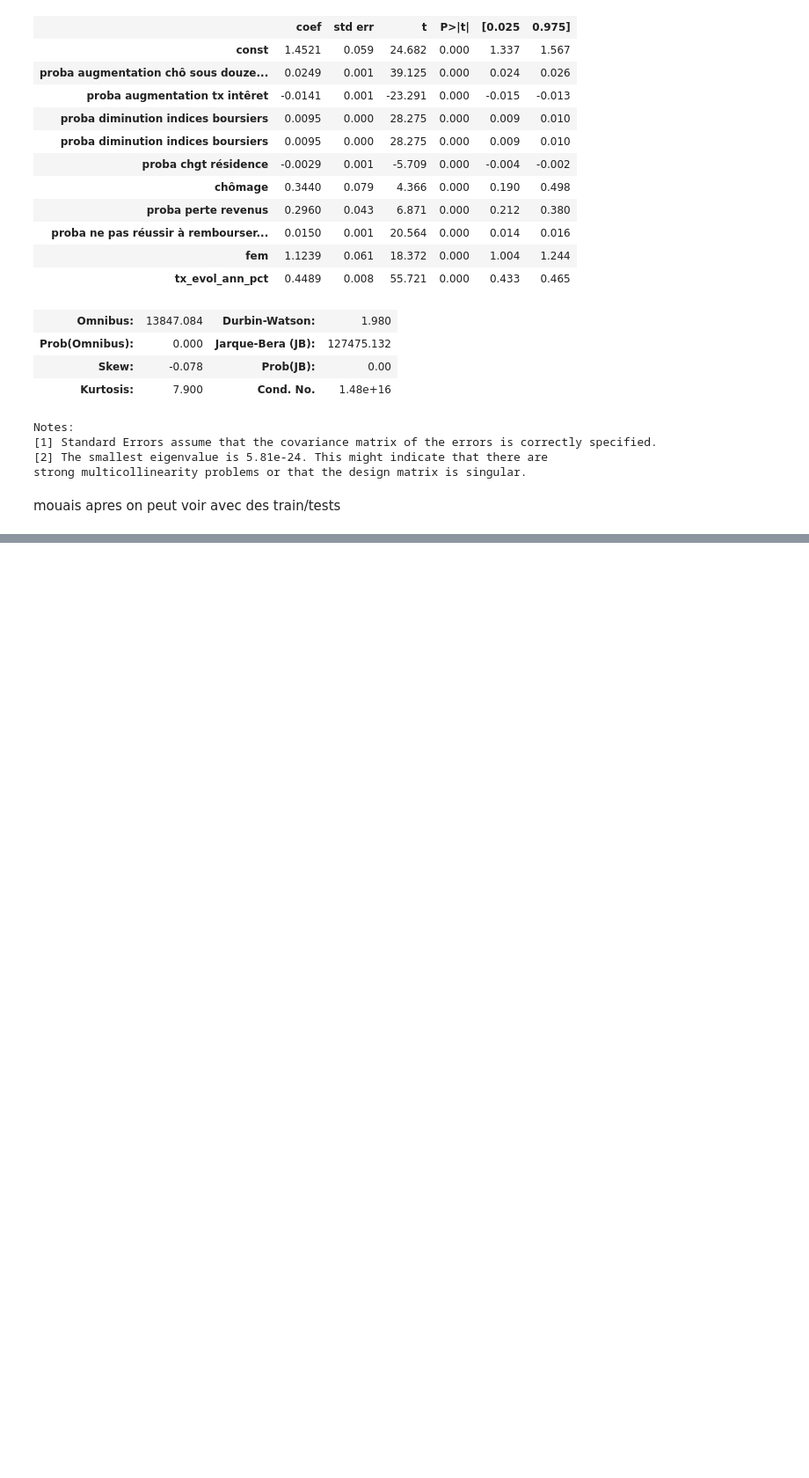
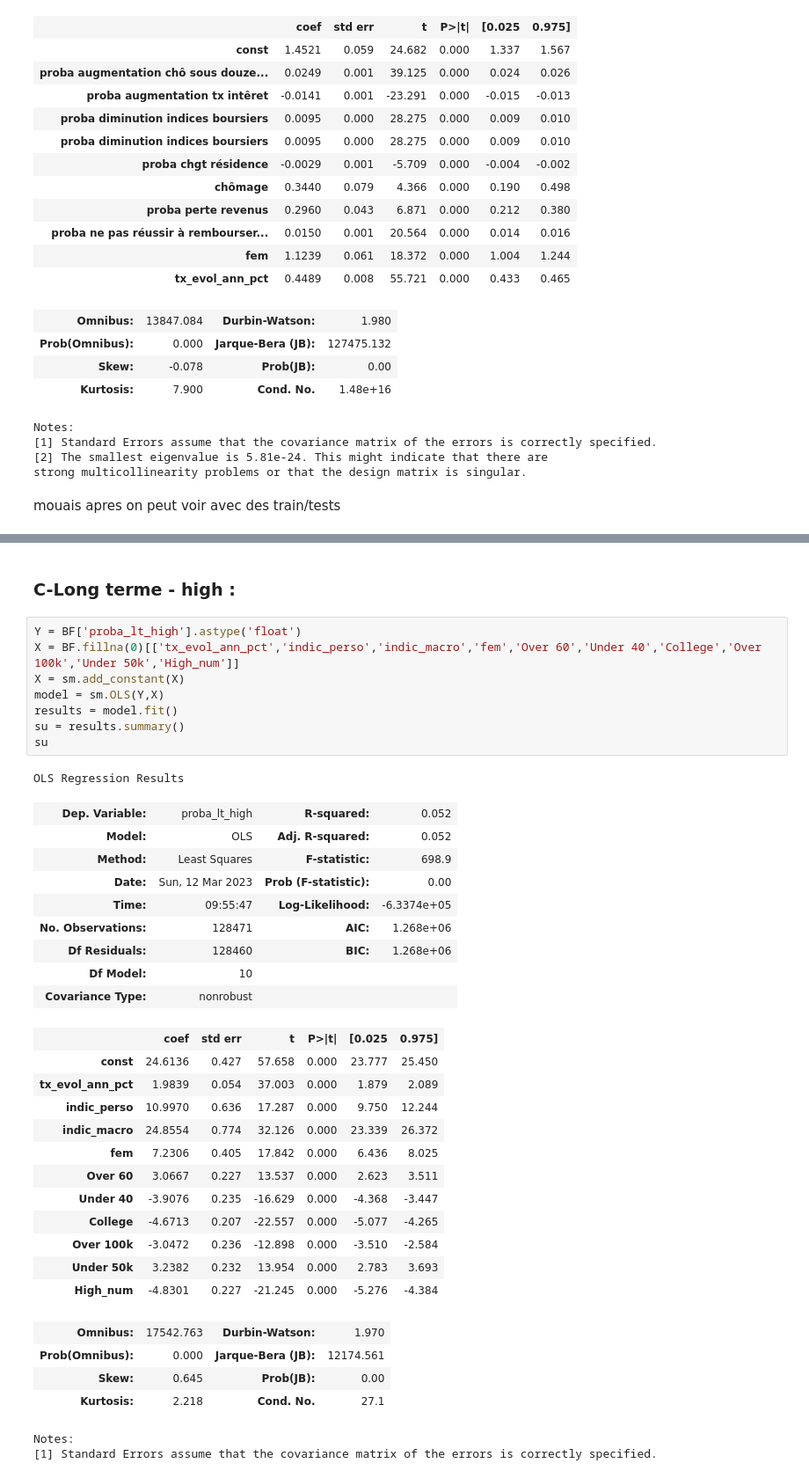
Before and after one commit to Jeremstar/-a-va-pr-dire-l-inflation-s-v-re, a Jupyter notebook: Régressions.ipynb, the cells around one changed output, grey strips where cells are left out. Shown at 88% size. Drawn from its saved outputs; the diff is of its cells as text; blank space fills up the shorter version.

```diff
--- a/Régressions.ipynb
+++ b/Régressions.ipynb
@@ -754,0 +906,39 @@ mouais apres on peut voir avec des train/tests
+# %% [markdown]
+### C-Long terme - high :
+# %%
+Y = BF['proba_lt_high'].astype('float')
+X = BF.fillna(0)[['tx_evol_ann_pct','indic_perso','indic_macro','fem','Over 60','Under 40','College','Over 100k','Under 50k','High_num']]
+X = sm.add_constant(X)
+model = sm.OLS(Y,X)
+results = model.fit()
+su = results.summary()
+su
+# %% [output]
+OLS Regression Results
+| Dep. Variable: | proba_lt_high | R-squared: | 0.052 |
+| Model: | OLS | Adj. R-squared: | 0.052 |
+| Method: | Least Squares | F-statistic: | 698.9 |
+| Date: | Sun, 12 Mar 2023 | Prob (F-statistic): | 0.00 |
+| Time: | 09:55:47 | Log-Likelihood: | -6.3374e+05 |
+| No. Observations: | 128471 | AIC: | 1.268e+06 |
+| Df Residuals: | 128460 | BIC: | 1.268e+06 |
+| Df Model: | 10 |  |  |
+| Covariance Type: | nonrobust |  |  |
+|  | coef | std err | t | P>|t| | [0.025 | 0.975] |
+| const | 24.6136 | 0.427 | 57.658 | 0.000 | 23.777 | 25.450 |
+| tx_evol_ann_pct | 1.9839 | 0.054 | 37.003 | 0.000 | 1.879 | 2.089 |
+| indic_perso | 10.9970 | 0.636 | 17.287 | 0.000 | 9.750 | 12.244 |
+| indic_macro | 24.8554 | 0.774 | 32.126 | 0.000 | 23.339 | 26.372 |
+| fem | 7.2306 | 0.405 | 17.842 | 0.000 | 6.436 | 8.025 |
+| Over 60 | 3.0667 | 0.227 | 13.537 | 0.000 | 2.623 | 3.511 |
+| Under 40 | -3.9076 | 0.235 | -16.629 | 0.000 | -4.368 | -3.447 |
+| College | -4.6713 | 0.207 | -22.557 | 0.000 | -5.077 | -4.265 |
+| Over 100k | -3.0472 | 0.236 | -12.898 | 0.000 | -3.510 | -2.584 |
+| Under 50k | 3.2382 | 0.232 | 13.954 | 0.000 | 2.783 | 3.693 |
+| High_num | -4.8301 | 0.227 | -21.245 | 0.000 | -5.276 | -4.384 |
+| Omnibus: | 17542.763 | Durbin-Watson: | 1.970 |
+| Prob(Omnibus): | 0.000 | Jarque-Bera (JB): | 12174.561 |
+| Skew: | 0.645 | Prob(JB): | 0.00 |
+| Kurtosis: | 2.218 | Cond. No. | 27.1 |
+Notes:
+[1] Standard Errors assume that the covariance matrix of the errors is correctly specified.
```
Also changed, not shown: parts of 17 cells of this notebook.
